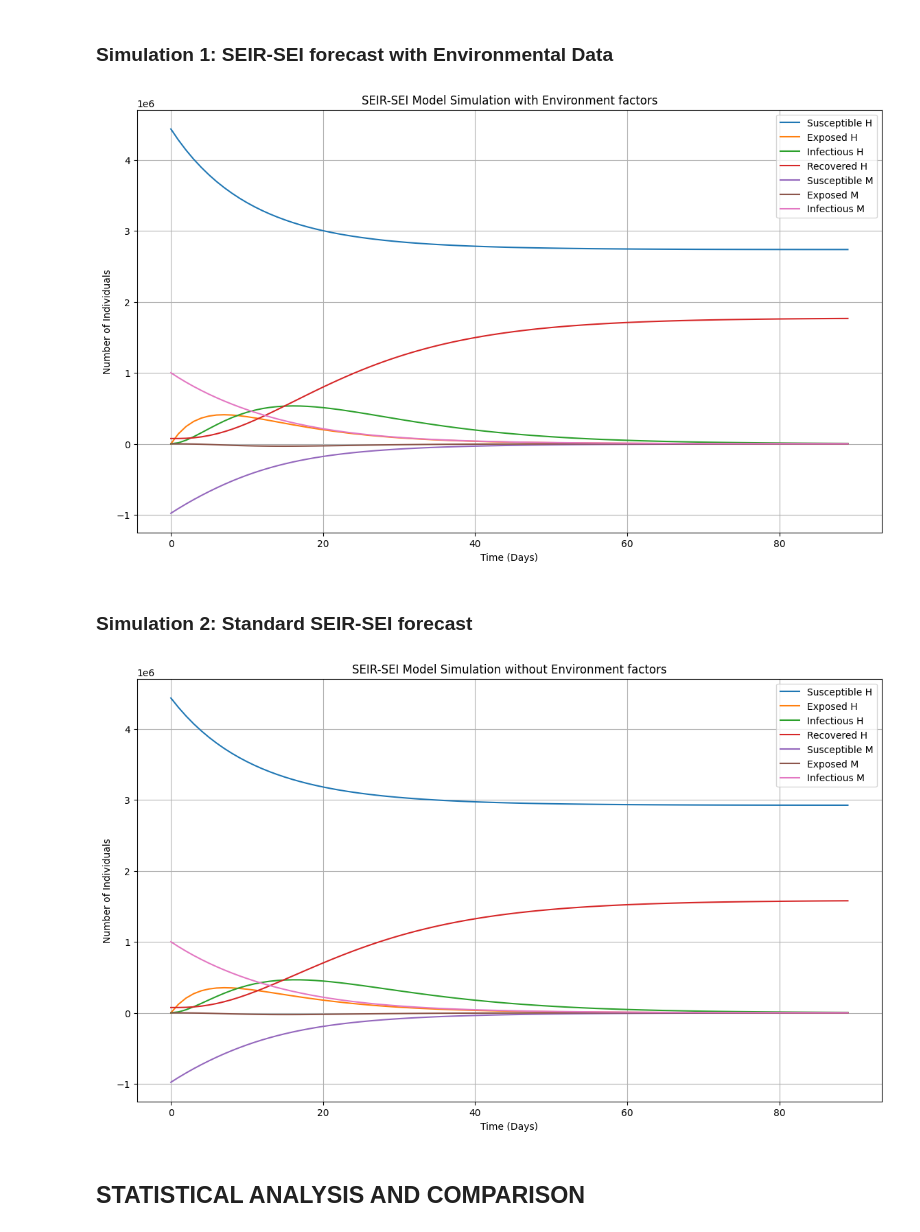
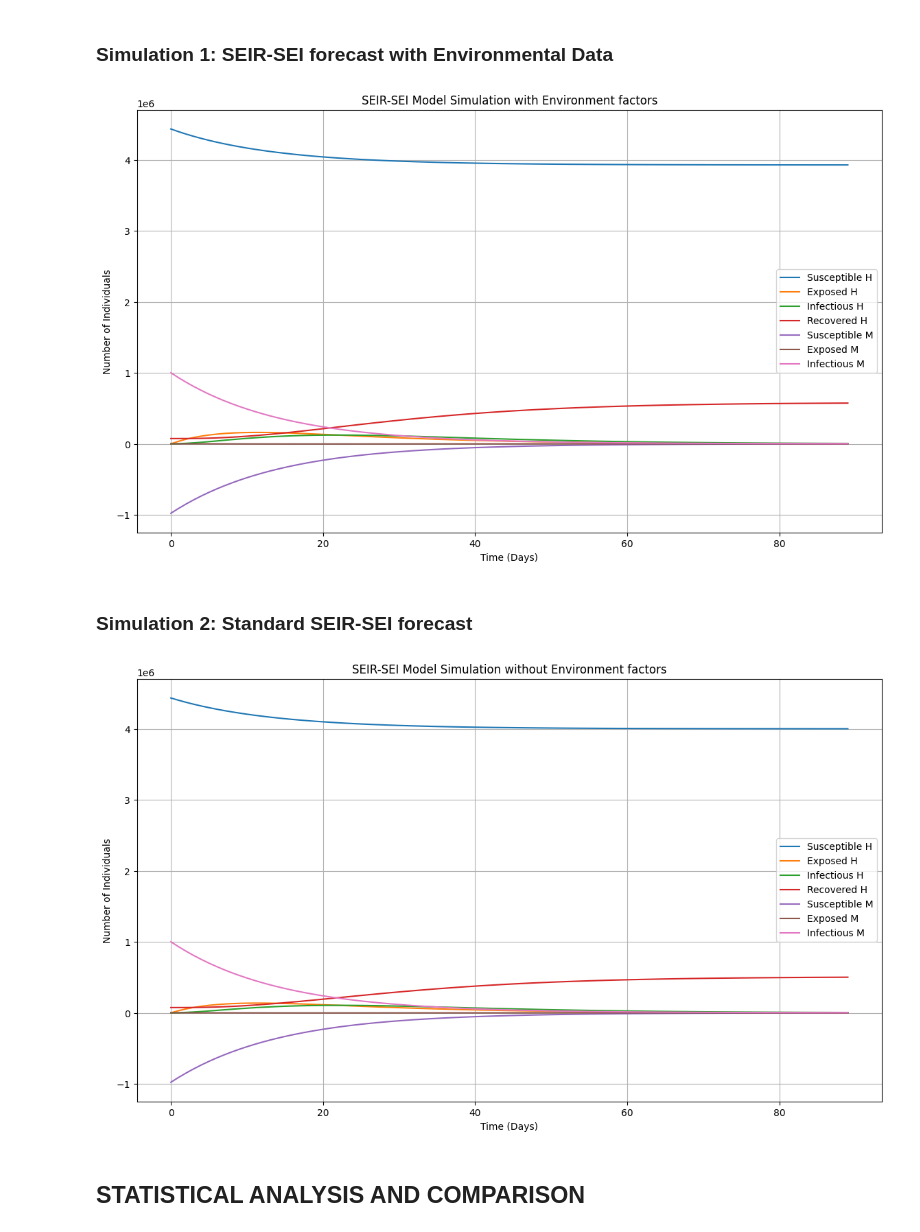
Before and after one commit to Codeit-Michael/Dengue-Case-Forecasting, a Jupyter notebook: 10yrData_Descriptive_Analysis/forecasting/sop2.ipynb, the cells around one changed output. Drawn from its saved outputs; the diff is of its cells as text; code cells hidden in the pictures.

```diff
--- a/10yrData_Descriptive_Analysis/forecasting/sop2.ipynb
+++ b/10yrData_Descriptive_Analysis/forecasting/sop2.ipynb
@@ -75,14 +75,14 @@ def evaluate_model(y_true, y_pred):
 # %%
 dengue_cases = pd.read_csv('2023_cases_x_larvae.csv')
 
-beta_hv = 1/7       # Human-to-vector transmission rate
-sigma_h = 1/5       # Human incubation period (5 days)
+beta_hv = 1/30       # Human-to-vector transmission rate
+sigma_h = 1/10       # Human incubation period (5 days)
 gamma_h = 1/10      # Human infectious period (10 days)
 mu_h = 1/(70*365)   # Human life expectancy (70 years)
 A = 44.5            # Mosquito recruitment rate
 mu_m = 1/14         # Mosquito lifespan (14 days)
-beta_vh = 1/7       # Vector-to-human transmission rate
-sigma_m = 1/10      # Mosquito incubation period (10 days)
+beta_vh = 1/30       # Vector-to-human transmission rate
+sigma_m = 1/15      # Mosquito incubation period (10 days)
 
 # human cases primary value
 N_h =  dengue_cases['Total_Population'].iloc[-1]
@@ -151,7 +151,7 @@ for i in range(len(monthly_ave_urbanization)):
 ### Simulation 1: SEIR-SEI forecast with Environmental Data
 # %%
 solution_env = odeint(seir_sei_env, y0, time_array, args=(beta_hv, sigma_h, gamma_h, mu_h, A, mu_m, beta_vh, sigma_m, urbanization_rate, population_density))
-simulated_cases_urban = solution_env[:, 2] # Index 2 is the 'I' (Infected) compartment
+simulated_cases_env = solution_env[:, 2] # Index 2 is the 'I' (Infected) compartment
 
 Sh, Eh, Ih, Rh, Sm, Em, Im = solution_env.T # Transpose the solution to get S, E, I, R, S, E, I as separate arrays
 
@@ -171,32 +171,32 @@ plt.legend()
 plt.grid(True)
 plt.show()
 # %% [output]
-[figure, old version]
+[figure, new version]
 # %% [markdown]
 ### Simulation 2: Standard SEIR-SEI forecast
 # %%
 solution = odeint(seir_sei_model, y0, time_array, args=(beta_hv, sigma_h, gamma_h, mu_h, A, mu_m, beta_vh, sigma_m))
-simulated_cases_no_meteo = solution[:, 2] # Index 2 is the 'I' (Infected) compartment
+simulated_cases_no_env = solution[:, 2] # Index 2 is the 'I' (Infected) compartment
 
 Sh, Eh, Ih, Rh, Sm, Em, Im = solution.T # Transpose the solution to get S, E, I, R, S, E, I as separate arrays
 
 # --- Plot the Results ---
 plt.figure(figsize=(14, 8))
 plt.plot(time_array, Sh, label='Susceptible H')
 plt.plot(time_array, Eh, label='Exposed H')
 plt.plot(time_array, Ih, label='Infectious H')
 plt.plot(time_array, Rh, label='Recovered H')
 plt.plot(time_array, Sm, label='Susceptible M')
 plt.plot(time_array, Em, label='Exposed M')
 plt.plot(time_array, Im, label='Infectious M')
 plt.xlabel('Time (Days)')
 plt.ylabel('Number of Individuals')
 plt.title('SEIR-SEI Model Simulation without Environment factors')
 plt.legend()
 plt.grid(True)
 plt.show()
 # %% [output]
-[figure, old version]
+[figure, new version]
 # %%
 # Observed data (using our actual data from the past `t` days)
 dc = pd.read_csv('cleaned_dengue_data.csv')
```
Also changed, not shown: parts of 1 cell of this notebook, 5 other files.
